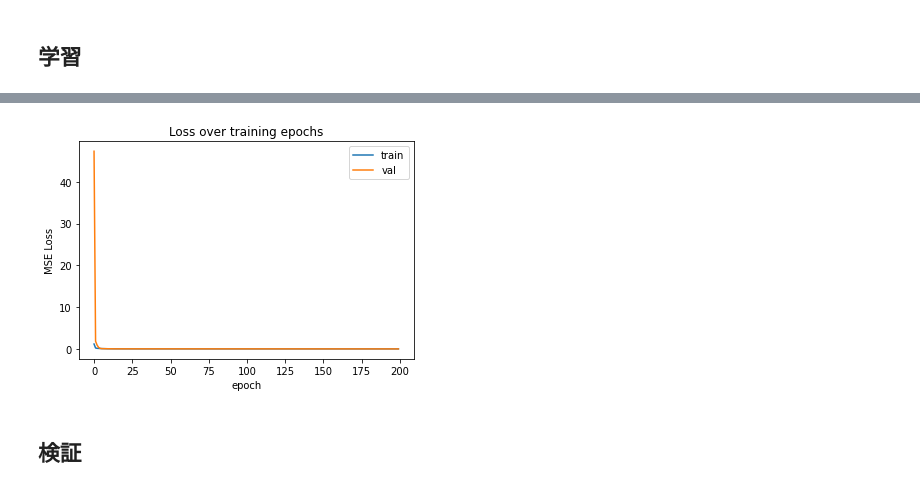
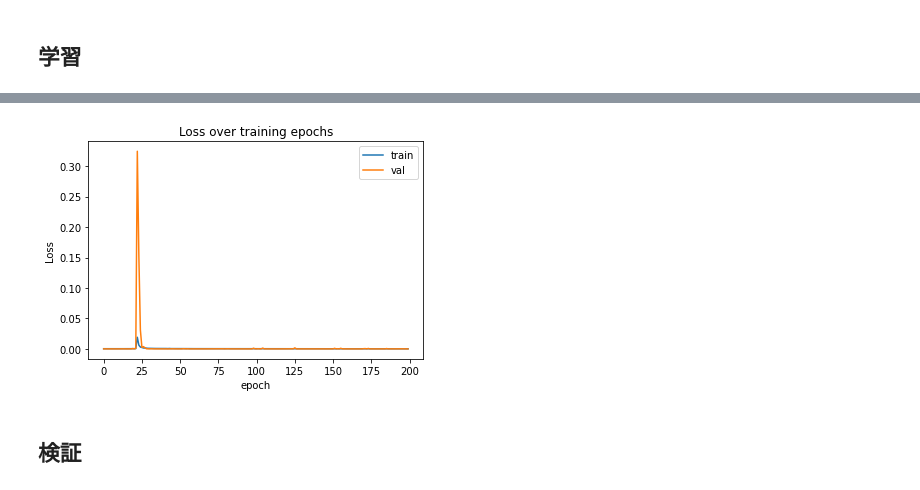
Before and after one commit to kojikojiprg/ova4gar, a Jupyter notebook: notebooks/individual_activity/keypoints_occlusion.ipynb, the cells around one changed output, grey strips where cells are left out. Saved outputs shown, nothing was run; the diff lists cells and outputs as text; code cells hidden in the pictures.

```diff
--- a/notebooks/individual_activity/keypoints_occlusion.ipynb
+++ b/notebooks/individual_activity/keypoints_occlusion.ipynb
@@ -135,6 +136,7 @@ def is_stand_up(kps, ratio=1.2, th_ratio=0.2):
         return False
 # %%
 keypoints_lst = []
+
 for key, ind in tqdm(individuals.items()):
     room_num = key.split('_')[0]
     kps_dict = ind.keypoints  # {frame_num: keypoints}
@@ -144,7 +146,8 @@ for key, ind in tqdm(individuals.items()):
     for kps in kps_dict.values():
         if True not in np.isnan(kps) and is_stand_up(kps):
             # normalize
-            kps = np.array(kps) / max_coors[room_num]
+            # kps = np.array(kps) / max_coors[room_num]
+            kps = np.array(kps)
 
             keypoints_lst.append(kps)
 
@@ -306,5 +385,7 @@ Network(
 # %%
-criterion = nn.L1Loss().to(device)
+# criterion = nn.L1Loss().to(device)
+criterion = FocalLossWithGauss(alpha=LOSS_ALPHA).to(device)
+# criterion = L1FocalLoss(alpha=LOSS_ALPHA).to(device)
 
 optimizer = optim.Adam(model.parameters(), lr=LR)
 scheduler = optim.lr_scheduler.LambdaLR(optimizer, lr_lambda=lambda epoch: LR_RATIO ** epoch)
@@ -319,11 +400,12 @@ for epoch in range(1, EPOCH + 1):
     model = model.train()
     train_losses = []
     lr = optimizer.param_groups[0]['lr']
-    for x, y in train_loader:
+    for x, y, _, sig in train_loader:
         optimizer.zero_grad()
         x = model(x)
 
-        loss = criterion(x, y)
+        loss = criterion(x, y, sig)
+
         loss.backward()
         train_losses.append(loss.item())
 
@@ -335,9 +417,9 @@ for epoch in range(1, EPOCH + 1):
     model = model.eval()
     val_losses = []
     with torch.no_grad():
-        for x, y in val_loader:
+        for x, y, _, sig in val_loader:
             x = model(x)
-            loss = criterion(x, y)
+            loss = criterion(x, y, sig)
             val_losses.append(loss.item())
 
     te = time.time()
@@ -346,5 +428,5 @@ for epoch in range(1, EPOCH + 1):
     history['train'].append(train_loss)
     history['val'].append(val_loss)
 
-    print(f"Epoch[{epoch}/{(EPOCH)}] train loss: {train_loss:.5f}, val loss: {val_loss:.5f}, lr: {lr:.5f}, time: {te - ts:.2f}")
+    print(f"Epoch[{epoch}/{(EPOCH)}] train loss: {train_loss:.7f}, val loss: {val_loss:.7f}, lr: {lr:.5f}, time: {te - ts:.2f}")
 # %% [output]
@@ -368,10 +450,10 @@ Epoch[200/200] train loss: 0.02620, val loss: 0.01445, lr: 0.00004, time: 19.01
 # %%
 plt.plot(history['train'])
 plt.plot(history['val'])
-plt.ylabel('MSE Loss')
+plt.ylabel('Loss')
 plt.xlabel('epoch')
 plt.title('Loss over training epochs')
 plt.legend(['train','val'])
 plt.show()
 # %% [output]
-[figure, old version]
+[figure, new version]
```
Also changed, not shown: parts of 16 cells of this notebook, 2 other files.
